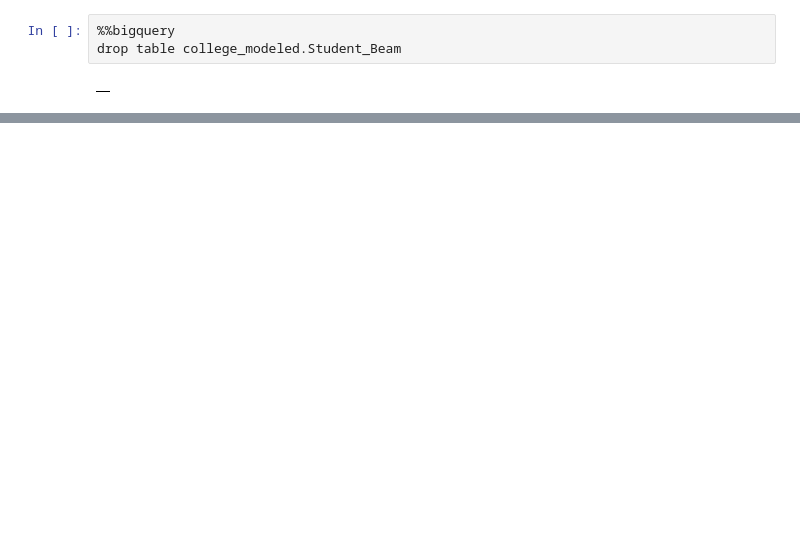
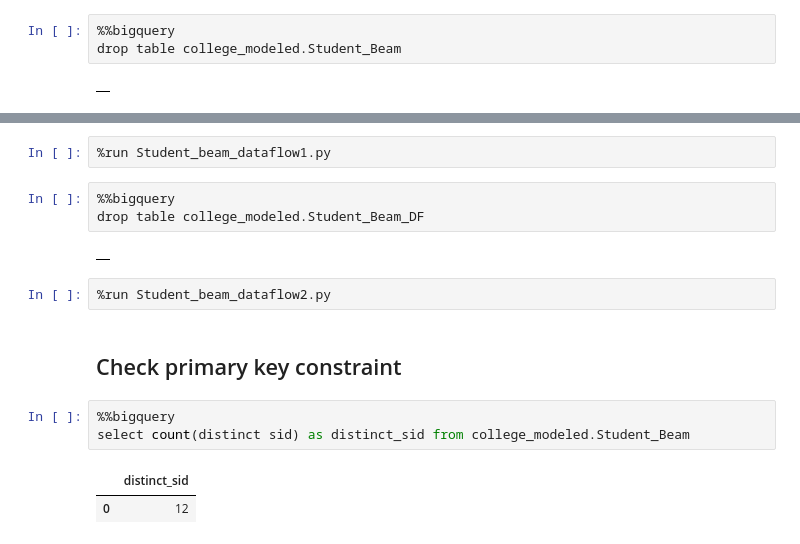
Before and after one commit to cs327e-spring2020/snippets, a Jupyter notebook: college_modeled.ipynb, the cells around one changed output, grey strips where cells are left out. Saved outputs shown, nothing was run; the diff lists cells and outputs as text; blank space fills up the shorter version.

Commit message:
beam code samples

```diff
--- a/college_modeled.ipynb
+++ b/college_modeled.ipynb
@@ -248,0 +191,17 @@ WARNING:apache_beam.io.gcp.bigquery_tools:Sleeping for 150 seconds before the wr
+# %%
+%run Student_beam_dataflow1.py
+# %%
+%%bigquery
+drop table college_modeled.Student_Beam_DF
+# %% [output]
+|  |
+# %%
+%run Student_beam_dataflow2.py
+# %% [markdown]
+## Check primary key constraint
+# %%
+%%bigquery
+select count(distinct sid) as distinct_sid from college_modeled.Student_Beam
+# %% [output]
+|  | distinct_sid |
+| 0 | 12 |
```
Also changed, not shown: parts of 11 cells of this notebook.
